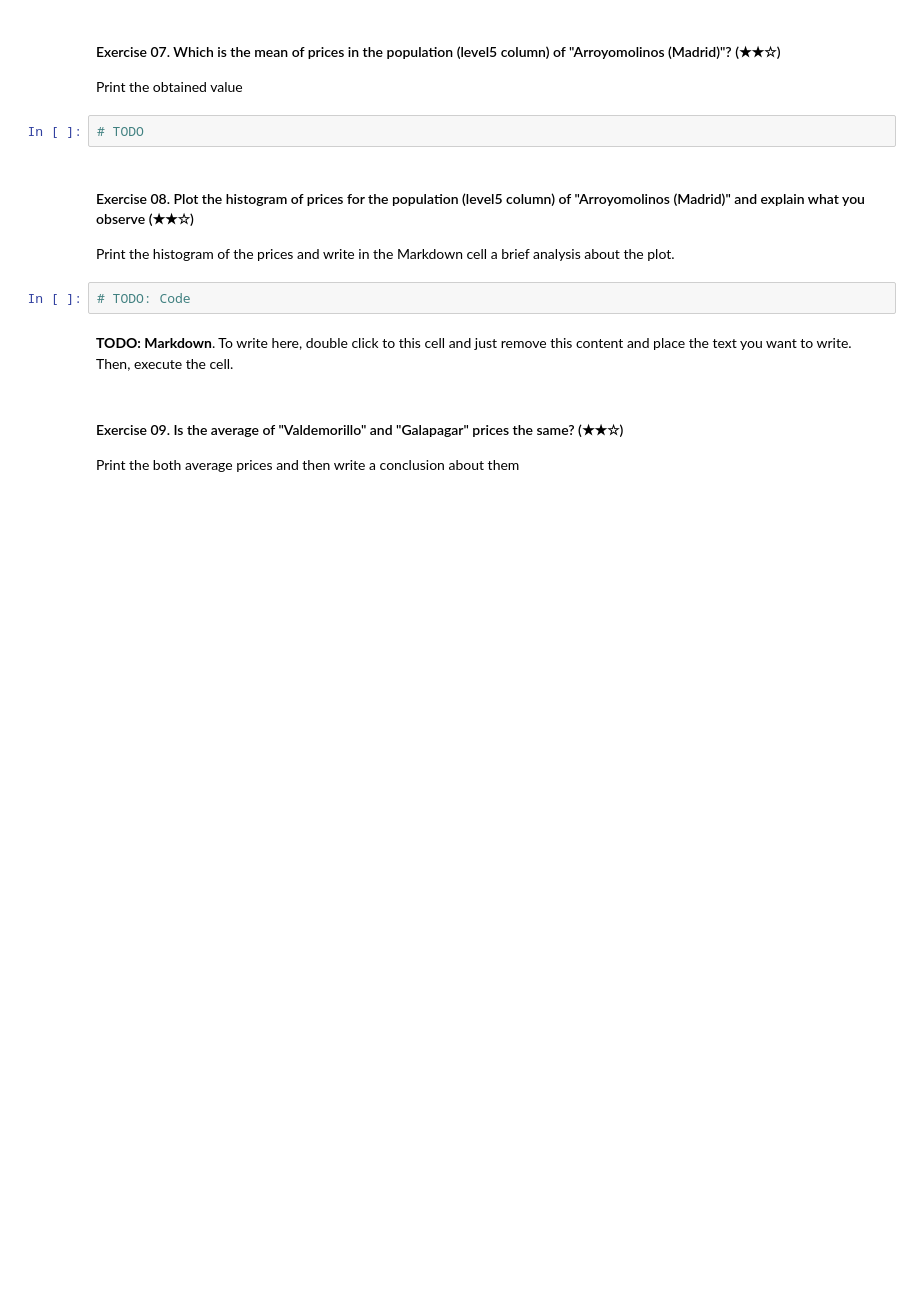
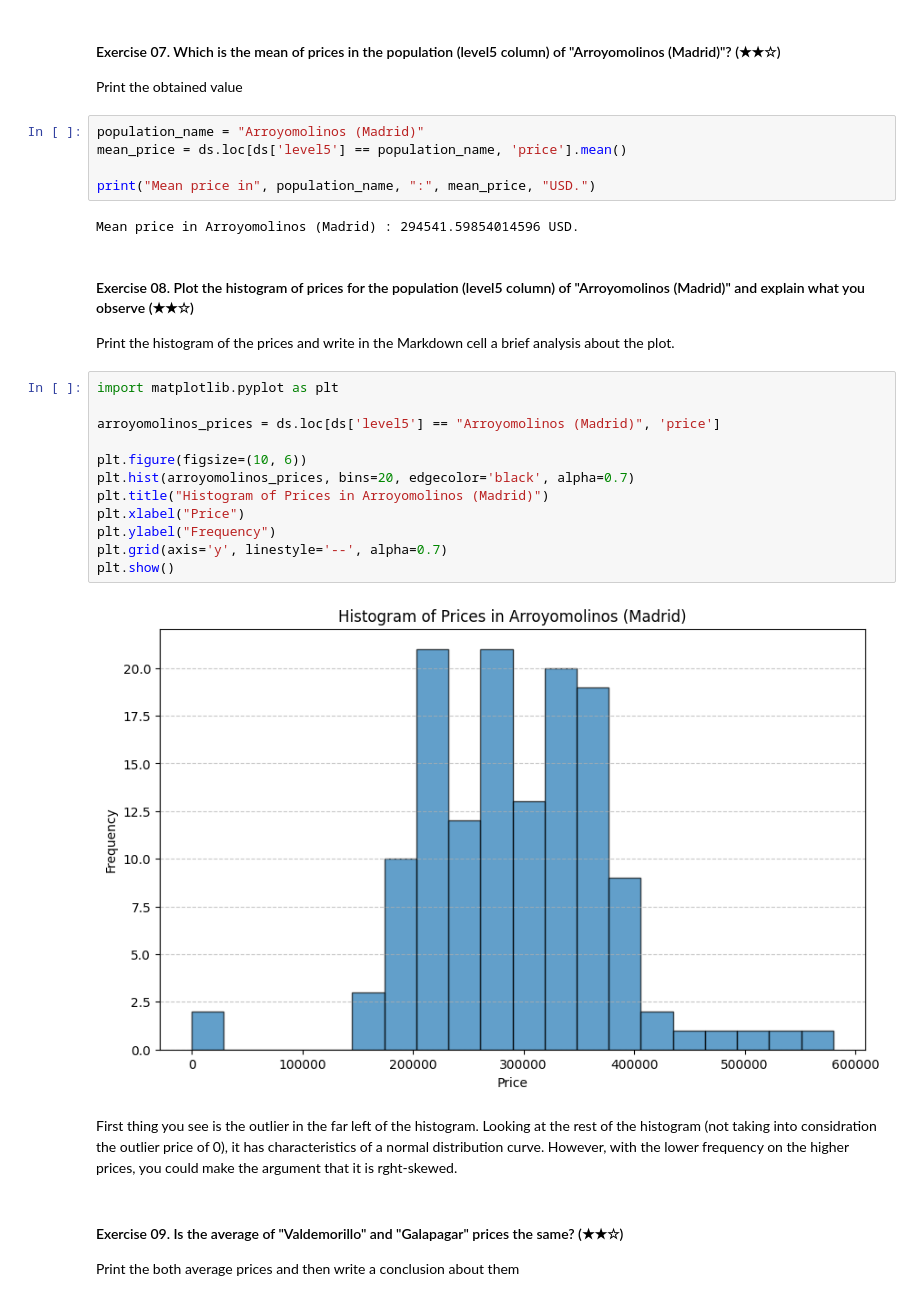
Before and after one commit to 4GeeksAcademy/realestate-datacleanup-exercise, a Jupyter notebook: Ricardo/project.ipynb, the cells around one changed output. Saved outputs shown, nothing was run; the diff lists cells and outputs as text; blank space fills up the shorter version.

```diff
--- a/Ricardo/project.ipynb
+++ b/Ricardo/project.ipynb
@@ -87,15 +139,32 @@ Print a comparison between the dimensions of the original DataFrame versus the D
 
 Print the obtained value
 # %%
-# TODO
+population_name = "Arroyomolinos (Madrid)"
+mean_price = ds.loc[ds['level5'] == population_name, 'price'].mean()
+
+print("Mean price in", population_name, ":", mean_price, "USD.")
+# %% [output]
+Mean price in Arroyomolinos (Madrid) : 294541.59854014596 USD.
 # %% [markdown]
 #### Exercise 08. Plot the histogram of prices for the population (level5 column) of "Arroyomolinos (Madrid)" and explain what you observe (★★☆)
 
 Print the histogram of the prices and write in the Markdown cell a brief analysis about the plot.
 # %%
-# TODO: Code
+import matplotlib.pyplot as plt
+
+arroyomolinos_prices = ds.loc[ds['level5'] == "Arroyomolinos (Madrid)", 'price']
+
+plt.figure(figsize=(10, 6))
+plt.hist(arroyomolinos_prices, bins=20, edgecolor='black', alpha=0.7)
+plt.title("Histogram of Prices in Arroyomolinos (Madrid)")
+plt.xlabel("Price")
+plt.ylabel("Frequency")
+plt.grid(axis='y', linestyle='--', alpha=0.7)
+plt.show()
+# %% [output]
+[figure, added]
 # %% [markdown]
-**TODO: Markdown**. To write here, double click to this cell and just remove this content and place the text you want to write. Then, execute the cell.
+First thing you see is the outlier in the far left of the histogram. Looking at the rest of the histogram (not taking into considration the outlier price of 0), it has characteristics of a normal distribution curve. However, with the lower frequency on the higher prices, you could make the argument that it is rght-skewed.
 # %% [markdown]
 #### Exercise 09. Is the average of "Valdemorillo" and "Galapagar" prices the same? (★★☆)
 
```
Also changed, not shown: parts of 28 cells of this notebook.
